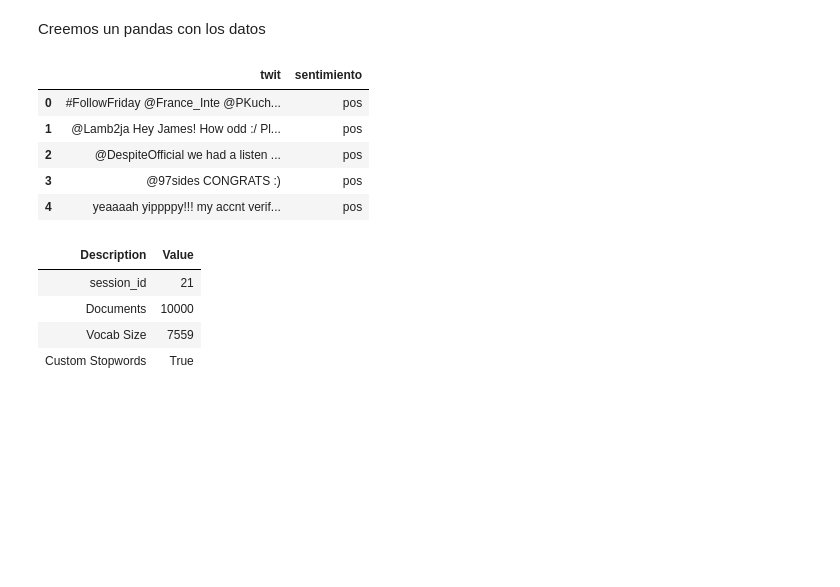
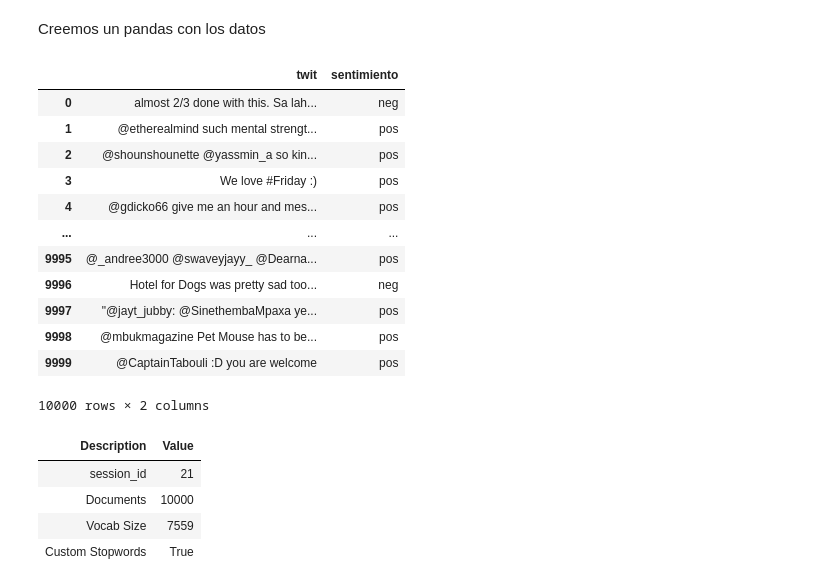
Before and after one commit to IEXE-Tec/aprendizaje-maquina-2, a Jupyter notebook: 07_NLP.ipynb, the cells around one changed output. Drawn from its saved outputs; the diff is of its cells as text; code cells hidden in the pictures; blank space fills up the shorter version.

```diff
--- a/07_NLP.ipynb
+++ b/07_NLP.ipynb
@@ -651,21 +663,29 @@ Creemos un pandas con los datos
 # %%
 df_pycaret_pos = pd.DataFrame.from_dict({
     'twit':positive_tweets_, 'sentimiento':'pos'
 })
 
 df_pycaret_neg = pd.DataFrame.from_dict({
     'twit':negative_tweets_, 'sentimiento':'neg'
 })
 
-df_pycaret = pd.concat([df_pycaret_pos, df_pycaret_neg])
-df_pycaret.head()
+df_pycaret = pd.concat([df_pycaret_pos, df_pycaret_neg], ignore_index=True)
+df_pycaret = df_pycaret.sample(frac=1).reset_index(drop=True)
+df_pycaret
 # %% [output]
 |  | twit | sentimiento |
-| 0 | #FollowFriday @France_Inte @PKuch... | pos |
-| 1 | @Lamb2ja Hey James! How odd :/ Pl... | pos |
-| 2 | @DespiteOfficial we had a listen ... | pos |
-| 3 | @97sides CONGRATS :) | pos |
-| 4 | yeaaaah yippppy!!! my accnt verif... | pos |
+| 0 | almost 2/3 done with this. Sa lah... | neg |
+| 1 | @etherealmind such mental strengt... | pos |
+| 2 | @shounshounette @yassmin_a so kin... | pos |
+| 3 | We love #Friday :) | pos |
+| 4 | @gdicko66 give me an hour and mes... | pos |
+| ... | ... | ... |
+| 9995 | @_andree3000 @swaveyjayy_ @Dearna... | pos |
+| 9996 | Hotel for Dogs was pretty sad too... | neg |
+| 9997 | "@jayt_jubby: @SinethembaMpaxa ye... | pos |
+| 9998 | @mbukmagazine Pet Mouse has to be... | pos |
+| 9999 | @CaptainTabouli :D you are welcome | pos |
+10000 rows × 2 columns
 # %%
 from pycaret.nlp import *
 from nltk.corpus import stopwords
```
Also changed, not shown: parts of 16 cells of this notebook.
